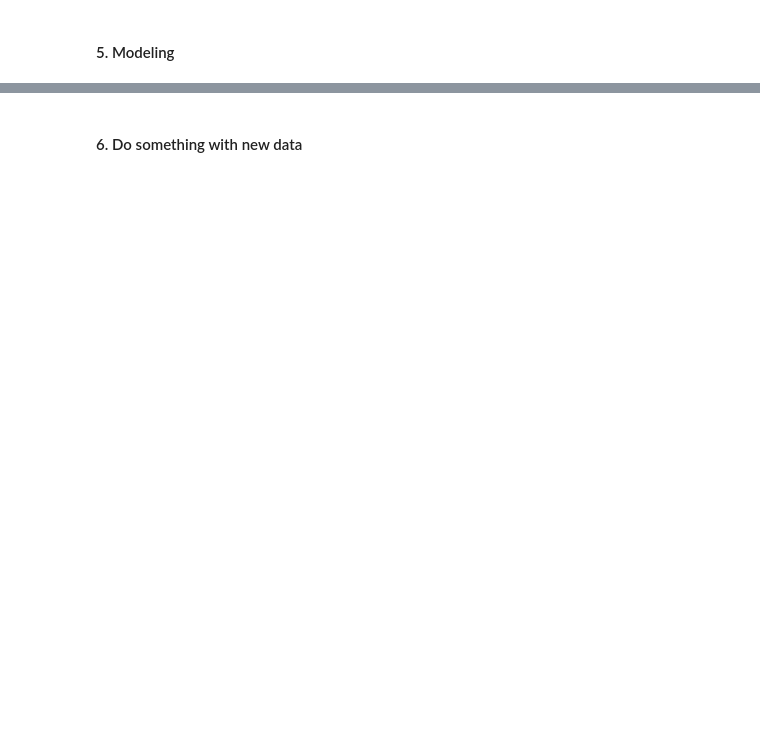
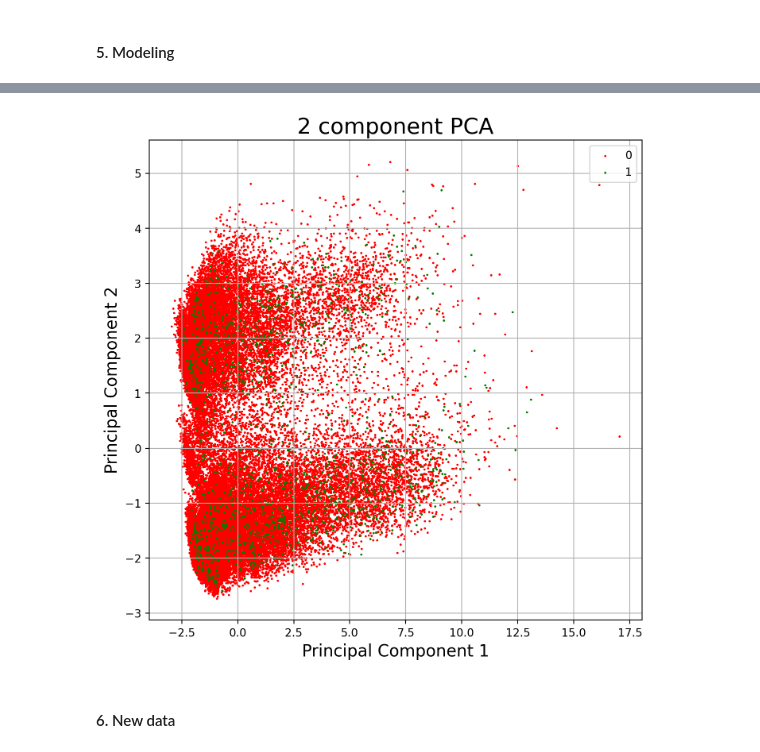
Before and after one commit to Ariathor/AdvancedAnalytics2022, a Jupyter notebook: Assignment1_AdvAn.ipynb, the cells around one changed output, grey strips where cells are left out. Saved outputs shown, nothing was run; the diff lists cells and outputs as text; code cells hidden in the pictures; blank space fills up the shorter version.

```diff
--- a/Assignment1_AdvAn.ipynb
+++ b/Assignment1_AdvAn.ipynb
@@ -314,23 +196,25 @@ finalDf.head(250)["target"].sum(axis = 0) / 250
 # %%
 # plot the information
 
 fig = plt.figure(figsize = (8,8), dpi=200)
 ax = fig.add_subplot(1,1,1)
 ax.set_xlabel('Principal Component 1', fontsize = 15)
 ax.set_ylabel('Principal Component 2', fontsize = 15)
 ax.set_title('2 component PCA', fontsize = 20)
 targets = [ 0, 1]
 colors = ['r', 'g']
 for target, color in zip(targets,colors):
     indicesToKeep = finalDf['target'] == target
-    ax.scatter(finalDf.loc[indicesToKeep, 'PCA_0']
-               , finalDf.loc[indicesToKeep, 'PCA_1']
+    ax.scatter(finalDf.loc[indicesToKeep, 'principal component 1']
+               , finalDf.loc[indicesToKeep, 'principal component 2']
                , c = color
                , s = 1)
 ax.legend(targets)
 ax.grid()
+# %% [output]
+[figure, added]
 # %% [markdown]
-#### 6. Do something with new data
+#### 6. New data
 # %%
 # recreate all steps for the validation set
 
```
Also changed, not shown: parts of 19 cells of this notebook.
